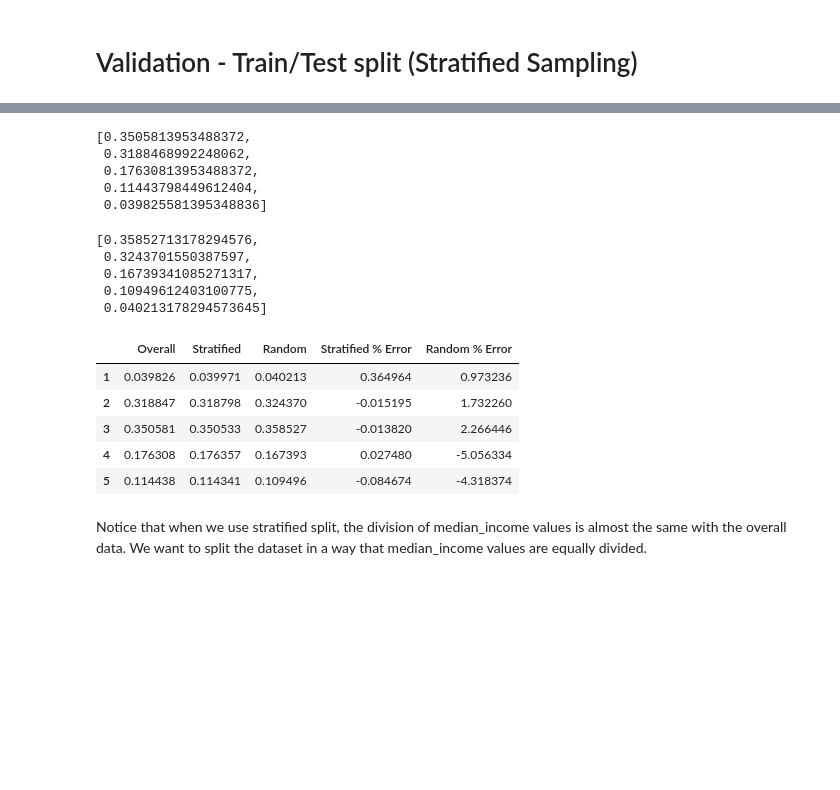
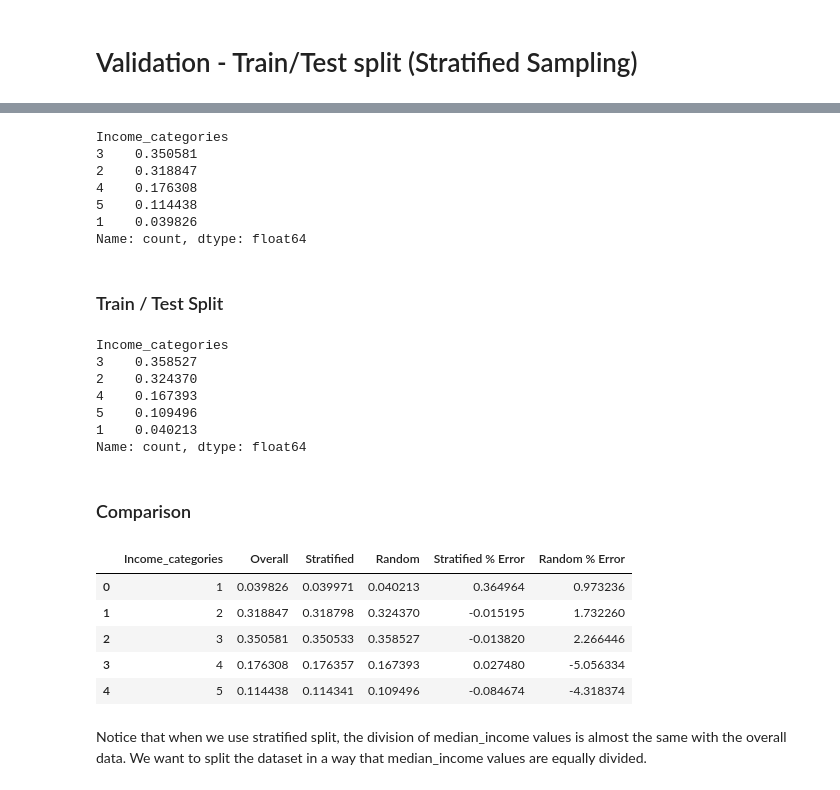
Before and after one commit to Kousei14/Regression-model-using-California-housing-dataset-for-house-price-prediction, a Jupyter notebook: California Housing (EDA) - Predict House Prices.ipynb, the cells around one changed output, grey strips where cells are left out. Saved outputs shown, nothing was run; the diff lists cells and outputs as text; code cells hidden in the pictures; blank space fills up the shorter version.

```diff
--- a/California Housing (EDA) - Predict House Prices.ipynb
+++ b/California Housing (EDA) - Predict House Prices.ipynb
@@ -6,8 +6,14 @@ import numpy as np
 import matplotlib.pyplot as plt
 import seaborn as sns
 %matplotlib inline
+import warnings
 
-data = pd.read_csv('C:/Users/Randy/Downloads/archive/housing.csv')
+warnings.filterwarnings('ignore')
+warnings.simplefilter(action='ignore', category=UserWarning)
+warnings.simplefilter(action='ignore', category=FutureWarning)
+pd.options.mode.chained_assignment = None
+
+data = pd.read_csv('C:/Users/kgonzales21/Downloads/IE things/IE things/Datasets/California Housing Dataset.csv')
 data.head()
 # %% [output]
 |  | longitude | latitude | housing_median_age | total_rooms | total_bedrooms | population | households | ... |
@@ -170,34 +178,42 @@ Name: Income_categories, dtype: float64
 # %%
 Overall = data['Income_categories'].value_counts() / len(data)
-list(Overall)
+Overall
 # %% [output]
-[0.3505813953488372,
- 0.3188468992248062,
- 0.17630813953488372,
- 0.11443798449612404,
- 0.039825581395348836]
+Income_categories
+3    0.350581
+2    0.318847
+4    0.176308
+5    0.114438
+1    0.039826
+Name: count, dtype: float64
+# %% [markdown]
+### Train / Test Split
 # %%
 train_set, test_set = train_test_split(data, test_size=0.2, random_state=42)
 Random = test_set['Income_categories'].value_counts() / len(test_set)
-list(Random)
+Random
 # %% [output]
-[0.35852713178294576,
- 0.3243701550387597,
- 0.16739341085271317,
- 0.10949612403100775,
- 0.040213178294573645]
+Income_categories
+3    0.358527
+2    0.324370
+4    0.167393
+5    0.109496
+1    0.040213
+Name: count, dtype: float64
+# %% [markdown]
+### Comparison
 # %%
 Comparison = pd.DataFrame({'Overall' : Overall, 'Stratified' : stratified, 'Random': Random}).sort_index()
 Comparison['Stratified % Error'] = (100*Comparison['Stratified'] / Comparison['Overall']) - 100
 Comparison['Random % Error'] = (100*Comparison['Random'] / Comparison['Overall']) - 100
-Comparison
+Comparison.reset_index()
 # %% [output]
-|  | Overall | Stratified | Random | Stratified % Error | Random % Error |
-| 1 | 0.039826 | 0.039971 | 0.040213 | 0.364964 | 0.973236 |
-| 2 | 0.318847 | 0.318798 | 0.324370 | -0.015195 | 1.732260 |
-| 3 | 0.350581 | 0.350533 | 0.358527 | -0.013820 | 2.266446 |
-| 4 | 0.176308 | 0.176357 | 0.167393 | 0.027480 | -5.056334 |
-| 5 | 0.114438 | 0.114341 | 0.109496 | -0.084674 | -4.318374 |
+|  | Income_categories | Overall | Stratified | Random | Stratified % Error | Random % Error |
+| 0 | 1 | 0.039826 | 0.039971 | 0.040213 | 0.364964 | 0.973236 |
+| 1 | 2 | 0.318847 | 0.318798 | 0.324370 | -0.015195 | 1.732260 |
+| 2 | 3 | 0.350581 | 0.350533 | 0.358527 | -0.013820 | 2.266446 |
+| 3 | 4 | 0.176308 | 0.176357 | 0.167393 | 0.027480 | -5.056334 |
+| 4 | 5 | 0.114438 | 0.114341 | 0.109496 | -0.084674 | -4.318374 |
 # %% [markdown]
 Notice that when we use stratified split, the division of median_income values is almost the same with the overall data. We want to split the dataset in a way that median_income values are equally divided.
 # %% [markdown]
```
Also changed, not shown: parts of 32 cells of this notebook, 6 other files.
